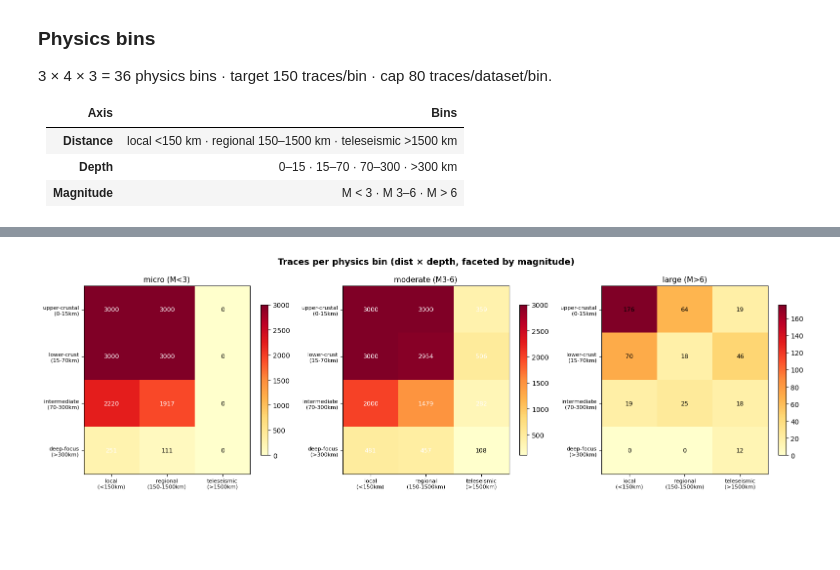
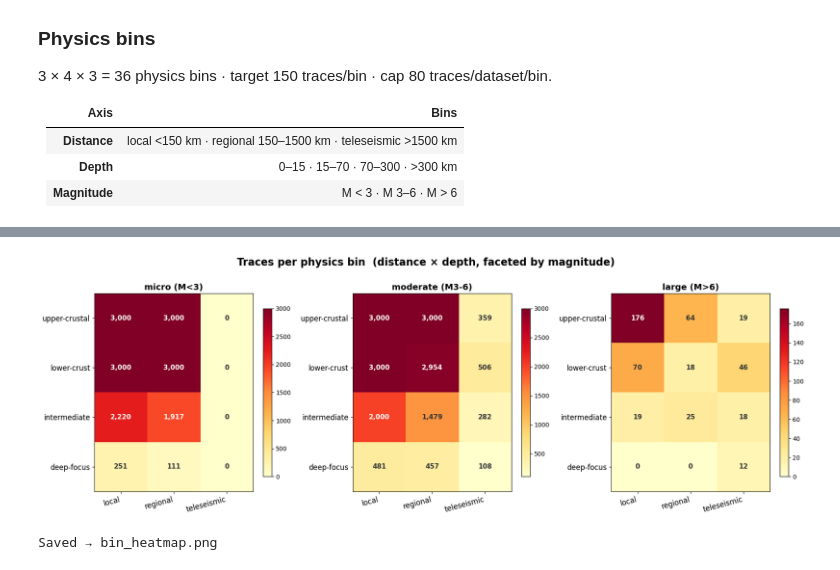
Before and after one commit to Denolle-Lab/phasenet-retrain, a Jupyter notebook: notebooks/04_creating_benchmark_dataset.ipynb, the cells around one changed output, grey strips where cells are left out. Saved outputs shown, nothing was run; the diff lists cells and outputs as text; code cells hidden in the pictures; blank space fills up the shorter version.

```diff
--- a/notebooks/04_creating_benchmark_dataset.ipynb
+++ b/notebooks/04_creating_benchmark_dataset.ipynb
@@ -286,7 +290,7 @@ col_map = {
     'pnw':            {'p': 'trace_P_arrival_sample',  's': 'trace_S_arrival_sample'},
     'txed':           {'p': 'trace_p_arrival_sample',  's': 'trace_s_arrival_sample'},
     'ethz': {'p': 'trace_P1_arrival_sample', 's': 'trace_S1_arrival_sample'},
-    'pisdl':          {'p': 'trace_p_arrival_sample',  's': 'trace_s_arrival_sample'},
+    'pisdl':          {'p': 'trace_P_arrival_sample',  's': 'trace_S_arrival_sample'},
     'obst2024':       {'p': 'trace_p_arrival_sample',  's': 'trace_s_arrival_sample'},
     'mlaapde':        {'p': 'trace_P_arrival_sample',  's': 'trace_S_arrival_sample'},
     'vcseis':         {'p': 'trace_p_arrival_sample',  's': 'trace_s_arrival_sample'},
@@ -2077,42 +1886,43 @@ benchmark
 # %%
 import matplotlib.pyplot as plt
 import numpy as np
 
-fig, axes = plt.subplots(1, 3, figsize=(16, 5))
-fig.suptitle('Traces per physics bin (dist × depth, faceted by magnitude)',
-             fontsize=13, fontweight='bold')
+fig, axes = plt.subplots(1, 3, figsize=(18, 6))
+fig.suptitle('Traces per physics bin  (distance × depth, faceted by magnitude)',
+             fontsize=17, fontweight='bold', y=1.01)
+
+short_dist  = [d.split(' ')[0] for d in DIST_LABELS]    # 'local', 'regional', 'teleseismic'
+short_depth = [d.split(' ')[0] for d in DEPTH_LABELS]   # 'upper-crustal', 'lower-crust', ...
 
 for ax, mag_label in zip(axes, MAG_LABELS):
     matrix = np.zeros((len(DEPTH_LABELS), len(DIST_LABELS)))
-
-    for i, depth_label in enumerate(DEPTH_LABELS):
-        for j, dist_label in enumerate(DIST_LABELS):
-            mask = (
-                (benchmark['mag_bin']   == mag_label) &
-                (benchmark['depth_bin'] == depth_label) &
-                (benchmark['dist_bin']  == dist_label)
-            )
-            matrix[i, j] = mask.sum()
+    for i, dl in enumerate(DEPTH_LABELS):
+        for j, dist in enumerate(DIST_LABELS):
+            matrix[i, j] = ((benchmark['mag_bin'] == mag_label) &
+                             (benchmark['depth_bin'] == dl) &
+                             (benchmark['dist_bin']  == dist)).sum()
 
     im = ax.imshow(matrix, aspect='auto', cmap='YlOrRd')
-    ax.set_title(mag_label, fontsize=11)
+    ax.set_title(mag_label, fontsize=14, fontweight='bold', pad=6)
     ax.set_xticks(range(len(DIST_LABELS)))
-    ax.set_xticklabels([d.replace(' ', '\n') for d in DIST_LABELS], fontsize=8)
+    ax.set_xticklabels(short_dist, fontsize=12, rotation=15, ha='right')
     ax.set_yticks(range(len(DEPTH_LABELS)))
-    ax.set_yticklabels([d.replace(' ', '\n') for d in DEPTH_LABELS], fontsize=8)
-    plt.colorbar(im, ax=ax, shrink=0.8)
+    ax.set_yticklabels(short_depth, fontsize=12)
+    plt.colorbar(im, ax=ax, shrink=0.85)
 
-    # Annotate each cell with its count
     for i in range(len(DEPTH_LABELS)):
         for j in range(len(DIST_LABELS)):
             val = int(matrix[i, j])
-            ax.text(j, i, str(val), ha='center', va='center',
-                    fontsize=9, color='black' if val < 200 else 'white')
+            ax.text(j, i, f'{val:,}', ha='center', va='center',
+                    fontsize=11, fontweight='bold',
+                    color='white' if val > matrix.max() * 0.55 else '#333333')
 
 plt.tight_layout()
 plt.savefig('bin_heatmap.png', dpi=150, bbox_inches='tight')
 plt.show()
+print('Saved → bin_heatmap.png')
 # %% [output]
-[figure, old version]
+[figure, new version]
+Saved → bin_heatmap.png
 # %%
 import matplotlib.pyplot as plt
```
Also changed, not shown: parts of 22 cells of this notebook.
